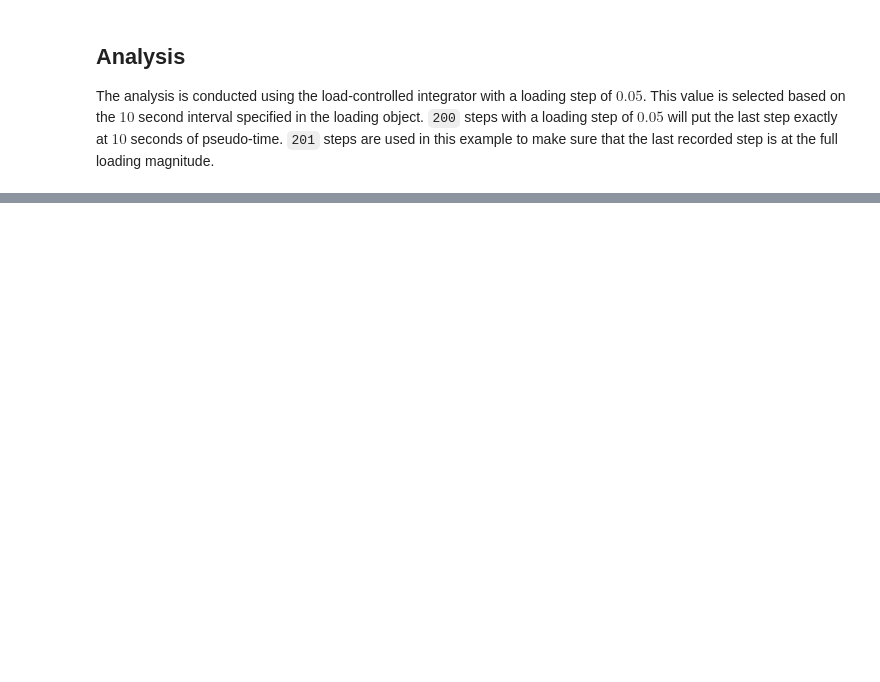
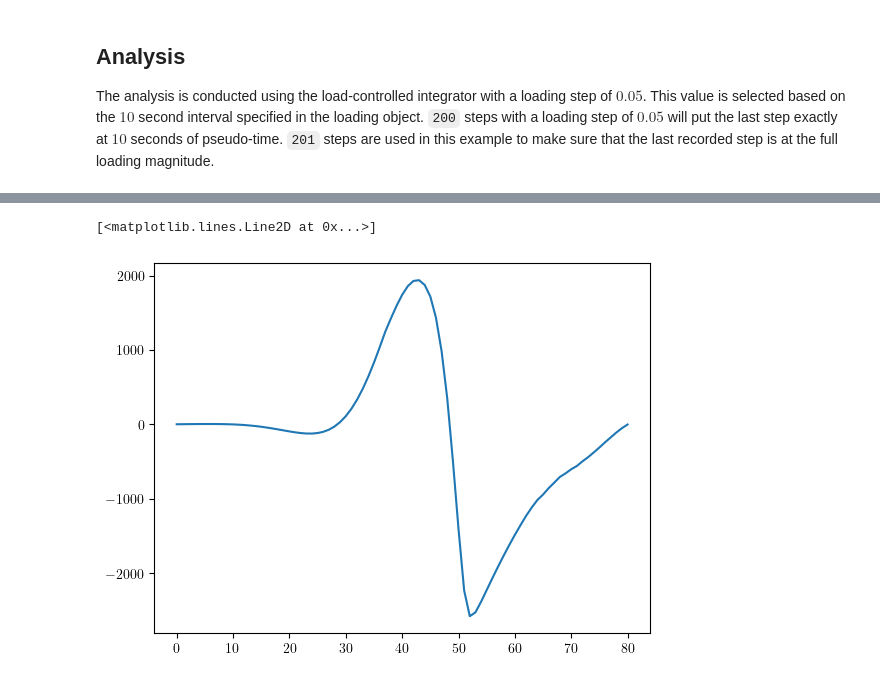
Before and after one commit to FEDEASLab/Benchmarks-Python, a Jupyter notebook: benchmarks/model-5002/main.ipynb, the cells around one changed output, grey strips where cells are left out. Cells and saved outputs as stored; diff of their text form; code cells hidden in the pictures; blank space fills up the shorter version.

```diff
--- a/benchmarks/model-5002/main.ipynb
+++ b/benchmarks/model-5002/main.ipynb
@@ -735,0 +732,16 @@ Node Displacements are:  {201: [-2.2404557940082072e-06, 0.0, 0.0, 0.0, -2.37102
+# %%
+#<hide>
+
+op.wipe()
+# create depth vector
+depth = np.linspace(-20,1,85)
+# load data
+react = np.loadtxt('reaction.out')
+# remove pseudo-time information
+react = react[:, 1:]
+# create plotting variable (divide by tributary area of pile to get force/length)
+reactPlot = react[-1,:]/0.25;
+plt.plot(reactPlot) #,depth)
+# %% [output]
+[<matplotlib.lines.Line2D at 0x...>]
+[figure, added]
```
Also changed, not shown: parts of 14 cells of this notebook, 1 other file.
